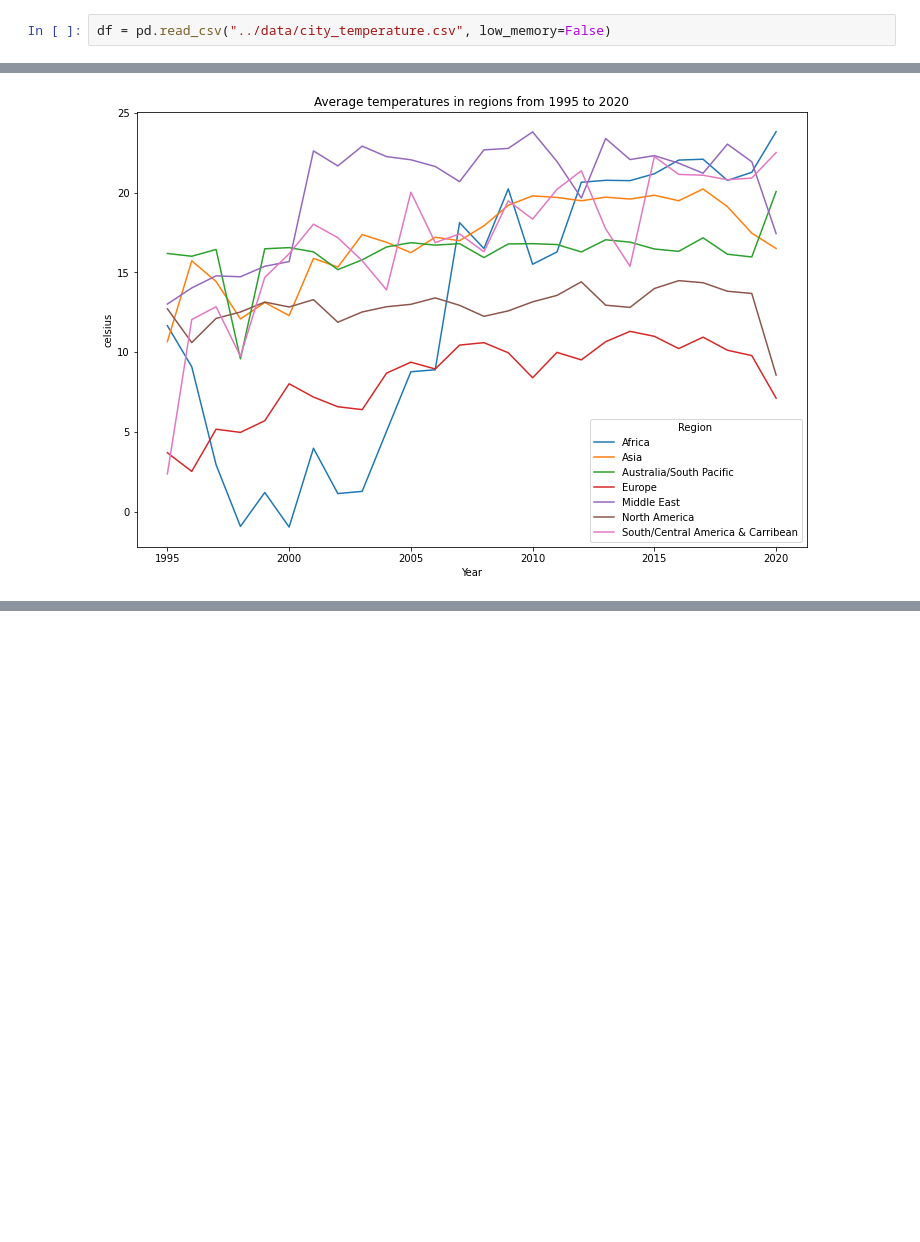
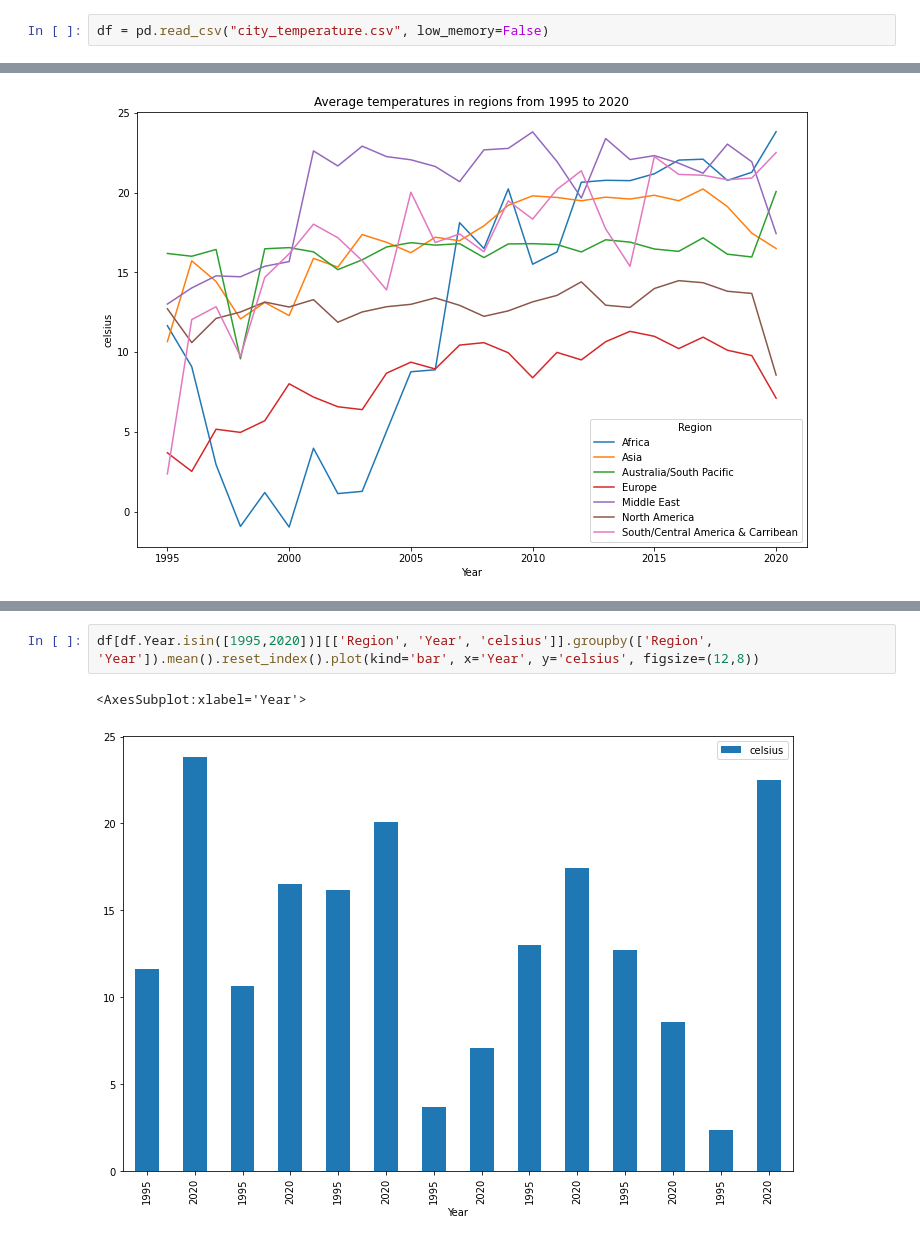
Before and after one commit to roblivesinottawa/analysis_climate_change_world, a Jupyter notebook: script.ipynb, the cells around one changed output, grey strips where cells are left out. Drawn from its saved outputs; the diff is of its cells as text; blank space fills up the shorter version.

```diff
--- a/script.ipynb
+++ b/script.ipynb
@@ -5,7 +5,7 @@ import plotly.express as px
 import seaborn as sns
 import numpy as np
 # %%
-df = pd.read_csv("../data/city_temperature.csv", low_memory=False)
+df = pd.read_csv("city_temperature.csv", low_memory=False)
 # %%
 print(df.head())
 # %% [output]
@@ -158,0 +177,5 @@ plt.show()
+# %%
+df[df.Year.isin([1995,2020])][['Region', 'Year', 'celsius']].groupby(['Region', 'Year']).mean().reset_index().plot(kind='bar', x='Year', y='celsius', figsize=(12,8))
+# %% [output]
+<AxesSubplot:xlabel='Year'>
+[figure, added]
```
Also changed, not shown: parts of 6 cells of this notebook.
